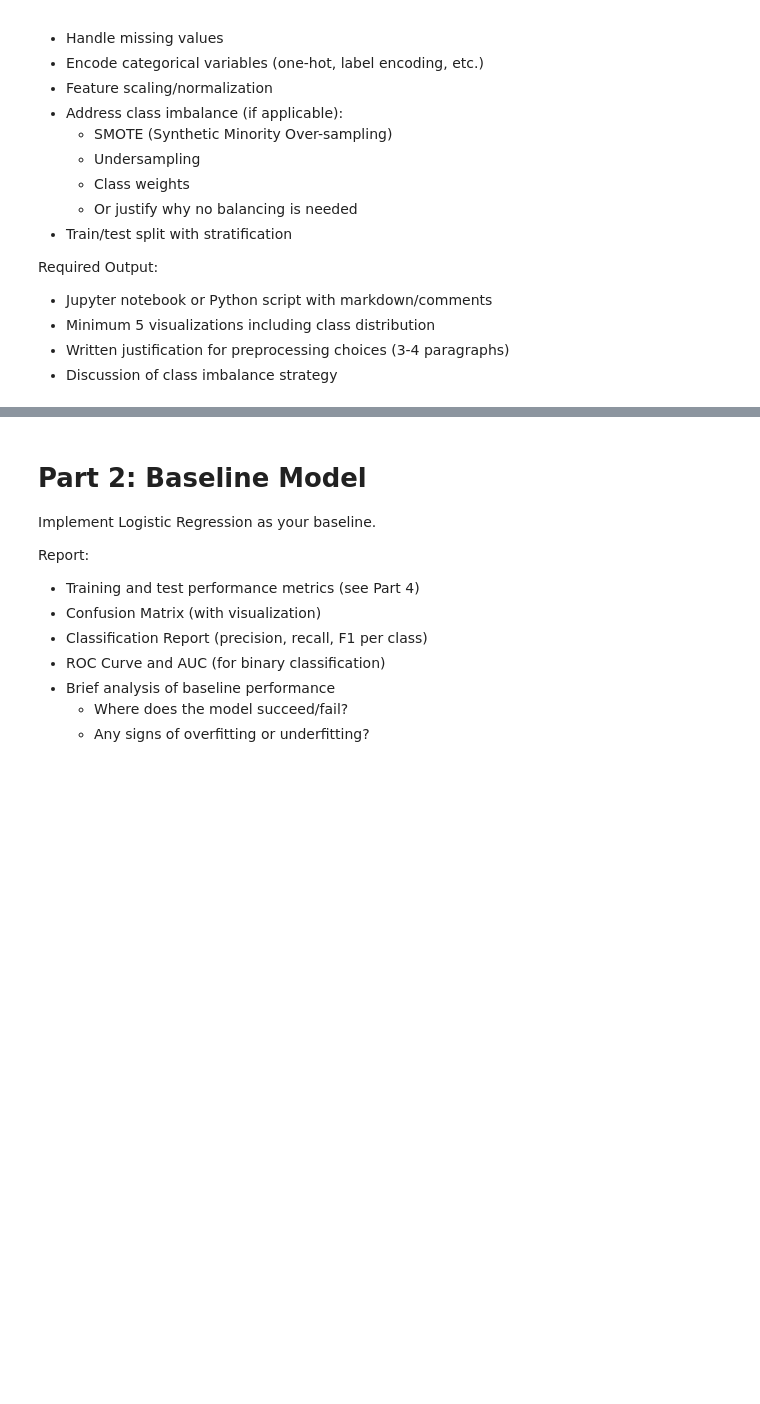
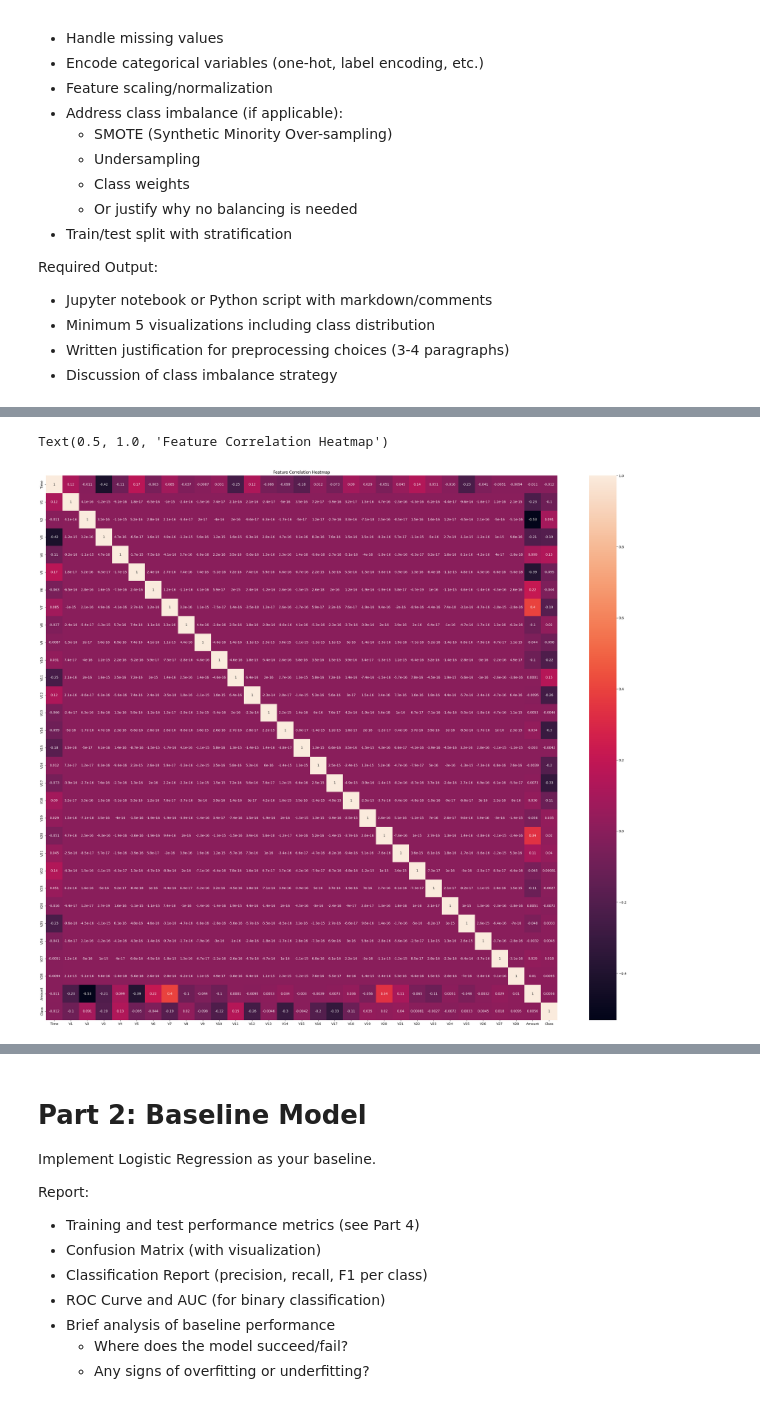
Before and after one commit to CruzJua/ClassificationModelsExploration, a Jupyter notebook: main.ipynb, the cells around one changed output, grey strips where cells are left out. Cells and saved outputs as stored; diff of their text form; code cells hidden in the pictures; blank space fills up the shorter version.

```diff
--- a/main.ipynb
+++ b/main.ipynb
@@ -37,0 +84,8 @@ df = pd.read_csv("./data/creditcard.csv")
+# %%
+feature_correlation = df.corr()
+plt.figure(figsize=(35, 30))
+sns.heatmap(feature_correlation, annot=True)
+plt.title('Feature Correlation Heatmap')
+# %% [output]
+Text(0.5, 1.0, 'Feature Correlation Heatmap')
+[figure, added]
```
Also changed, not shown: parts of 8 cells of this notebook.
